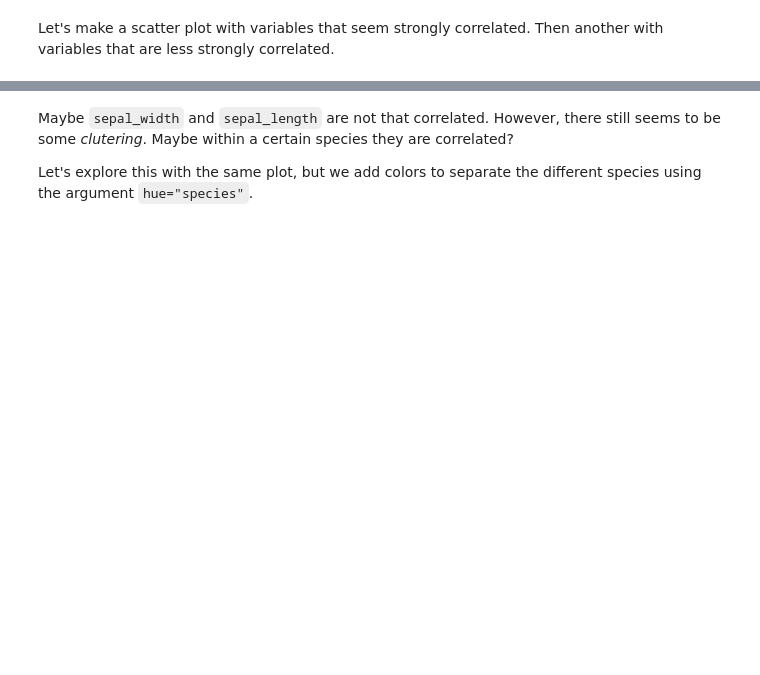
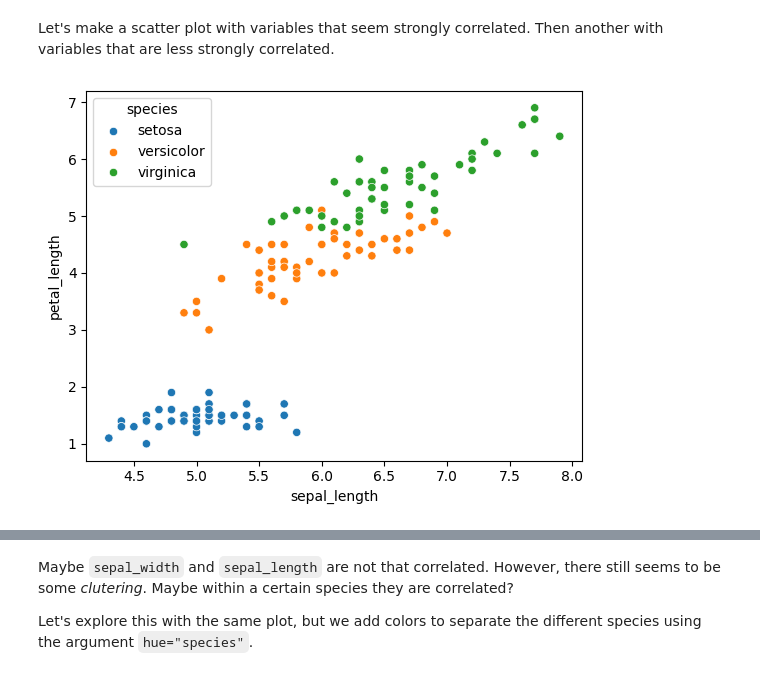
Before and after one commit to dymiyata/intro-to-ml-and-ai-2025-2026, a Jupyter notebook: intro_to_data_visualization.ipynb, the cells around one changed output, grey strips where cells are left out. Cells and saved outputs as stored; diff of their text form; code cells hidden in the pictures; blank space fills up the shorter version.

```diff
--- a/intro_to_data_visualization.ipynb
+++ b/intro_to_data_visualization.ipynb
@@ -110,0 +176,6 @@ Let's make a scatter plot with variables that seem strongly correlated.  Then an
+# %%
+# Strong Correlation Here
+sns.scatterplot(x="sepal_length", y="petal_length", data=df, hue="species")
+plt.show()
+# %% [output]
+[figure, added]
```
Also changed, not shown: parts of 25 cells of this notebook.
